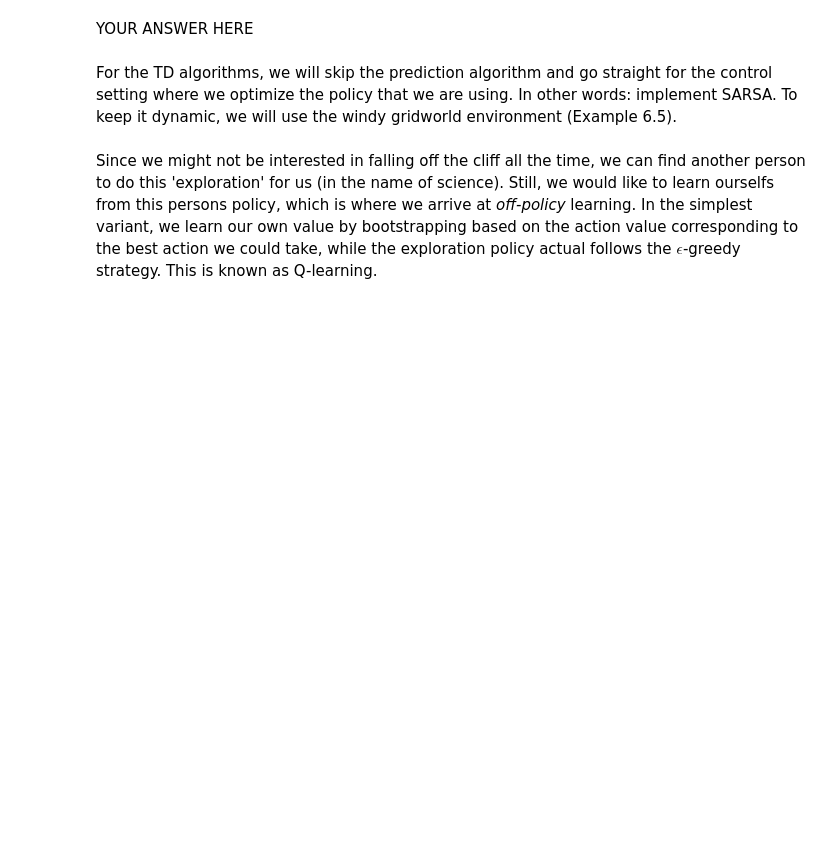
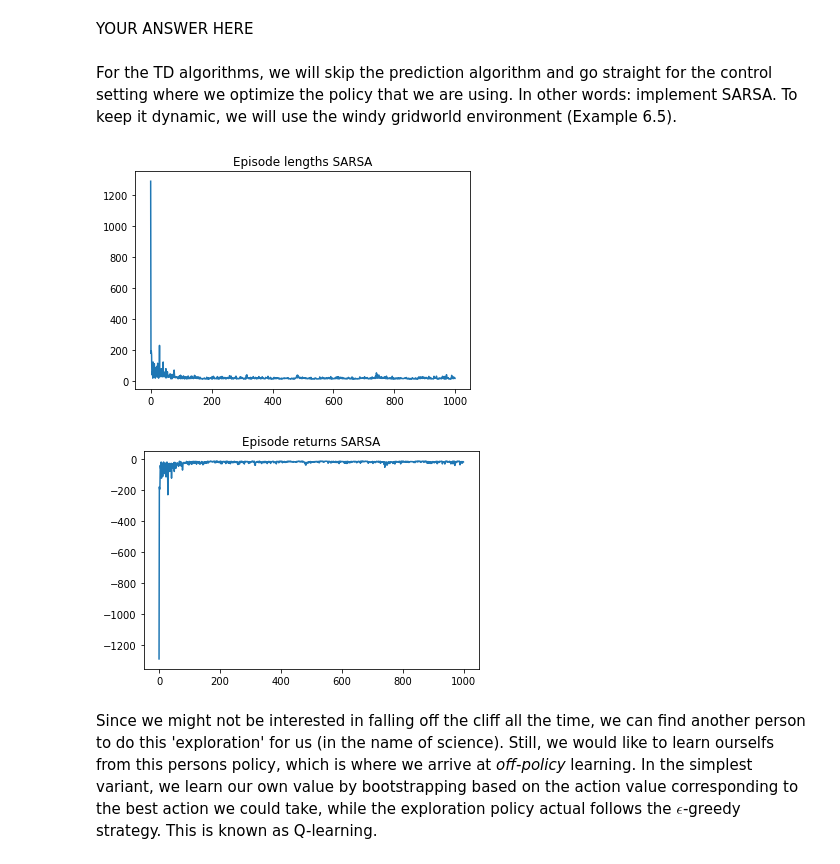
Before and after one commit to davide-belli/reinforcement-learning-labs-hws, a Jupyter notebook: lab1/lab1_gabriele.ipynb, the cells around one changed output. Drawn from its saved outputs; the diff is of its cells as text; code cells hidden in the pictures; blank space fills up the shorter version.

```diff
--- a/lab1/lab1_gabriele.ipynb
+++ b/lab1/lab1_gabriele.ipynb
@@ -664,35 +666,56 @@ def sarsa(env, num_episodes, discount_factor=1.0, alpha=0.5, epsilon=0.1, Q=None
     # The final action-value function.
     # A nested dictionary that maps state -> (action -> action-value).
     if Q is None:
         Q = defaultdict(lambda: np.zeros(env.action_space.n))
 
     # Keeps track of useful statistics
     stats = []
 
     # The policy we're following
     policy = make_epsilon_greedy_policy(Q, epsilon, env.action_space.n)
 
 
     for i_episode in tqdm(range(num_episodes)):
         i = 0
         R = 0
 
-        # YOUR CODE HERE
-        raise NotImplementedError()
+        observation = env.reset()
+        a = np.argmax(np.random.multinomial(1, policy(observation)))
+        done = False
+
+        while not done:
+            new_observation, reward, done, info = env.step(a)
+            if done:
+                break
+
+            new_a = np.argmax(np.random.multinomial(1, policy(new_observation)))
+
+            Q[observation][a] += alpha * (reward + discount_factor *
+                                          Q[new_observation][new_a] - Q[observation][a])
+
+            policy = make_epsilon_greedy_policy(Q, epsilon, env.action_space.n)
+            i += 1
+            R += reward
+
+            observation = new_observation
+            a = new_a
 
         stats.append((i, R))
     episode_lengths, episode_returns = zip(*stats)
     return Q, (episode_lengths, episode_returns)
 
 Q_sarsa, (episode_lengths_sarsa, episode_returns_sarsa) = sarsa(env, 1000)
 
 # We will help you with plotting this time
 plt.plot(episode_lengths_sarsa)
 plt.title('Episode lengths SARSA')
 plt.show()
 plt.plot(episode_returns_sarsa)
 plt.title('Episode returns SARSA')
 plt.show()
+# %% [output]
+[figure, added]
+[figure, added]
 # %% [markdown]
 Since we might not be interested in falling off the cliff all the time, we can find another person to do this 'exploration' for us (in the name of science). Still, we would like to learn ourselfs from this persons policy, which is where we arrive at _off-policy_ learning. In the simplest variant, we learn our own value by bootstrapping based on the action value corresponding to the best action we could take, while the exploration policy actual follows the $\epsilon$-greedy strategy. This is known as Q-learning.
 # %%
```
Also changed, not shown: parts of 8 cells of this notebook.
